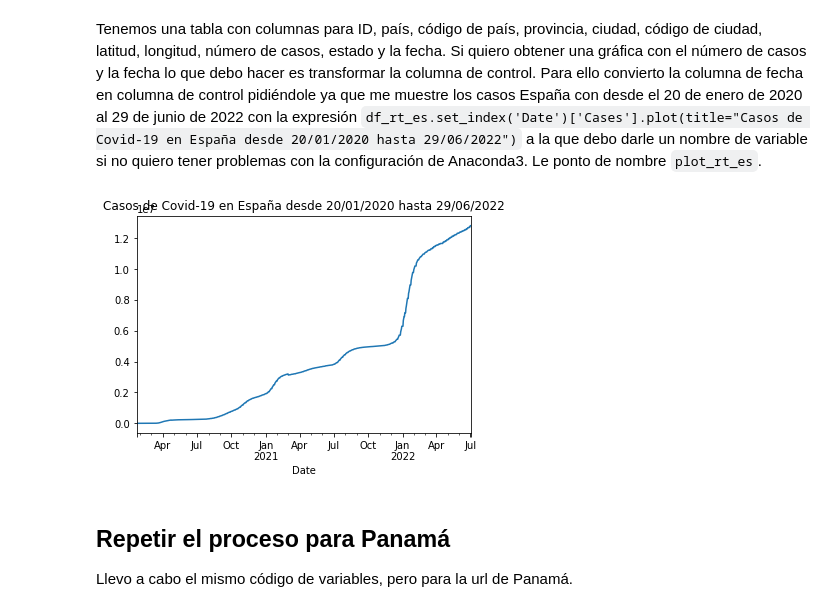
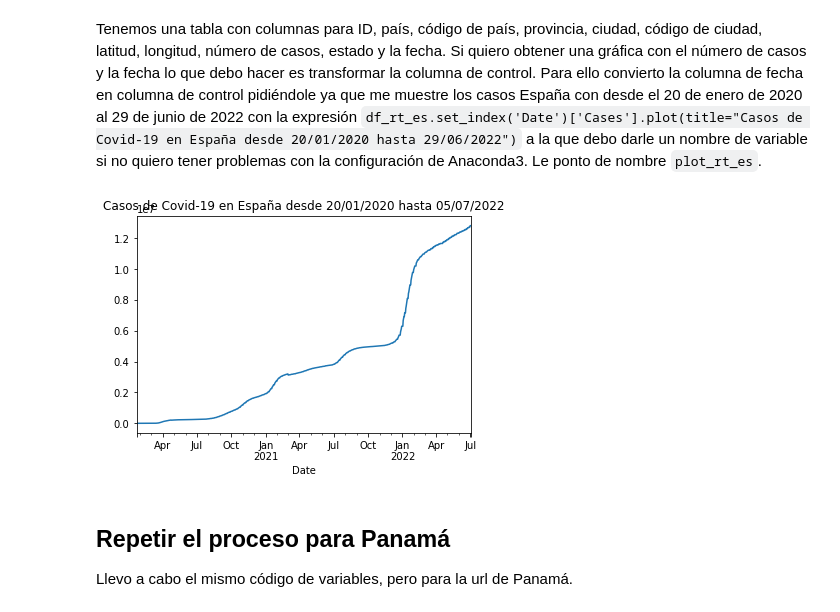
Before and after one commit to nebrijas/IriaSantos-web, a Jupyter notebook: api-covid-pandas.ipynb, the cells around one changed output. Cells and saved outputs as stored; diff of their text form; code cells hidden in the pictures.

```diff
--- a/api-covid-pandas.ipynb
+++ b/api-covid-pandas.ipynb
@@ -111,9 +111,9 @@ df_rt_es.head()
 # %% [markdown]
 Tenemos una tabla con columnas para ID, país, código de país, provincia, ciudad, código de ciudad, latitud, longitud, número de casos, estado y la fecha. Si quiero obtener una gráfica con el número de casos y la fecha lo que debo hacer es transformar la columna de control. Para ello convierto la columna de fecha en columna de control pidiéndole ya que me muestre los casos España con desde el 20 de enero de 2020 al 29 de junio de 2022 con la expresión `df_rt_es.set_index('Date')['Cases'].plot(title="Casos de Covid-19 en España desde 20/01/2020 hasta 29/06/2022")` a la que debo darle un nombre de variable si no quiero tener problemas con la configuración de Anaconda3. Le ponto de nombre `plot_rt_es`.
 # %%
-plot_rt_es = df_rt_es.set_index('Date')['Cases'].plot(title="Casos de Covid-19 en España desde 20/01/2020 hasta 29/06/2022")
+plot_rt_es = df_rt_es.set_index('Date')['Cases'].plot(title="Casos de Covid-19 en España desde 20/01/2020 hasta 05/07/2022")
 # %% [output]
-[figure, old version]
+[figure, new version]
 # %% [markdown]
 ## Repetir el proceso para Panamá
 Llevo a cabo el mismo código de variables, pero para la url de Panamá.
```
Also changed, not shown: parts of 3 cells of this notebook, 5 other files.
